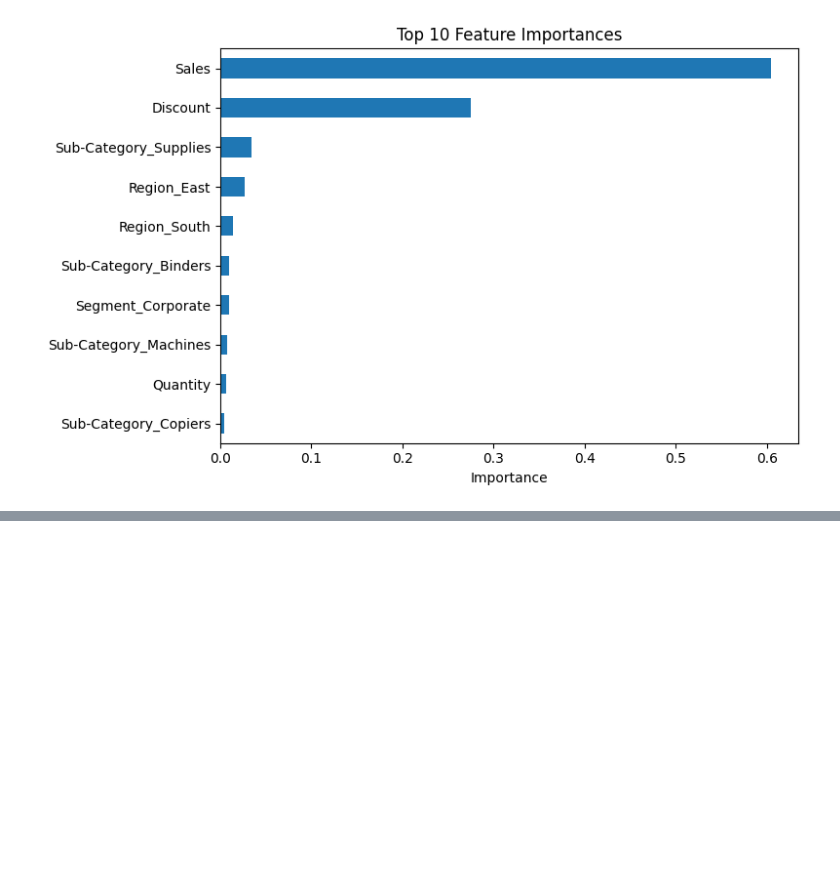
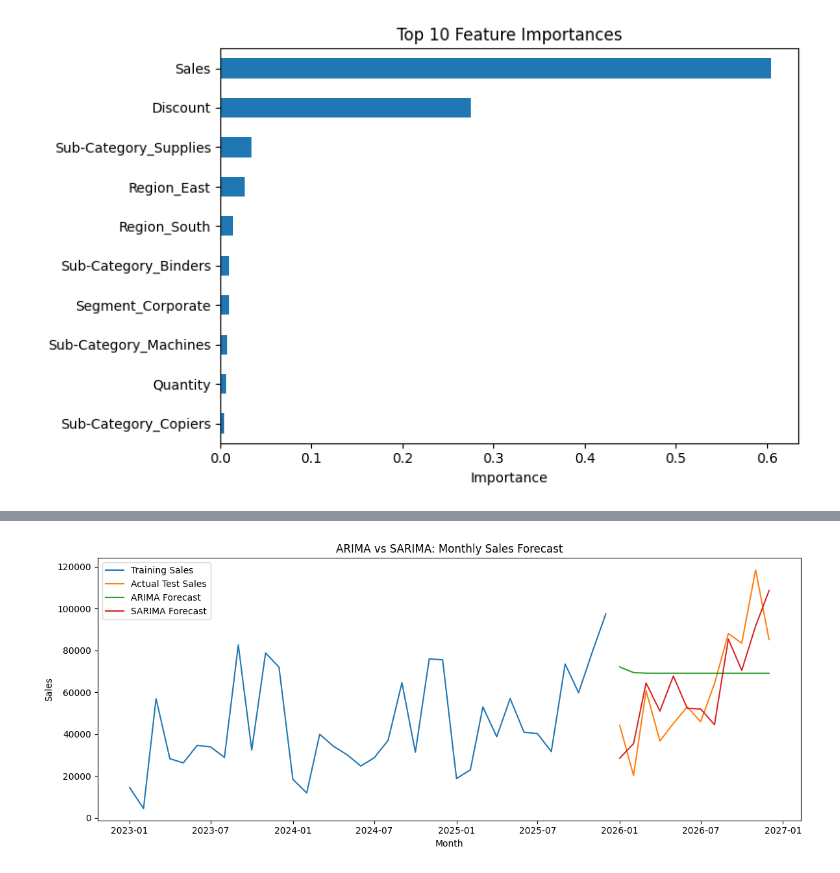
Before and after one commit to keerthanamurari14/apexplanet-data-analytics, a Jupyter notebook: notebooks/task4_advanced_analytics.ipynb, the cells around one changed output, grey strips where cells are left out. Saved outputs shown, nothing was run; the diff lists cells and outputs as text; code cells hidden in the pictures; blank space fills up the shorter version.

Commit message:
Complete Task 4 advanced analytics

```diff
--- a/notebooks/task4_advanced_analytics.ipynb
+++ b/notebooks/task4_advanced_analytics.ipynb
@@ -579,0 +765,98 @@ Top 10 important features:
+# %%
+# Task 4: ARIMA and SARIMA Forecasting
+
+import pandas as pd
+import numpy as np
+import matplotlib.pyplot as plt
+from sklearn.metrics import mean_absolute_error, mean_squared_error
+from statsmodels.tsa.arima.model import ARIMA
+from statsmodels.tsa.statespace.sarimax import SARIMAX
+import warnings
+
+warnings.filterwarnings("ignore")
+
+# Step 1: Load and prepare monthly sales data
+file_path = "../data/raw/sample_-_superstore.xls"
+df = pd.read_excel(file_path)
+
+df["Order Date"] = pd.to_datetime(df["Order Date"])
+
+monthly_sales = (
+    df.set_index("Order Date")["Sales"]
+      .resample("MS")
+      .sum()
+      .asfreq("MS")
+      .fillna(0)
+)
+
+# Step 2: Split data (last 12 months for testing)
+train = monthly_sales.iloc[:-12]
+test = monthly_sales.iloc[-12:]
+
+# Step 3: Fit ARIMA model
+arima_model = ARIMA(train, order=(1, 1, 1))
+arima_fit = arima_model.fit()
+arima_pred = arima_fit.forecast(steps=len(test))
+arima_pred.index = test.index
+
+# Step 4: Fit seasonal ARIMA (SARIMA) model
+sarima_model = SARIMAX(
+    train,
+    order=(1, 1, 1),
+    seasonal_order=(1, 1, 0, 12),
+    enforce_stationarity=False,
+    enforce_invertibility=False
+)
+
+sarima_fit = sarima_model.fit(disp=False)
+sarima_pred = sarima_fit.forecast(steps=len(test))
+sarima_pred.index = test.index
+
+# Step 5: Evaluate both models
+def evaluate_forecast(actual, predicted):
+    mae = mean_absolute_error(actual, predicted)
+    rmse = np.sqrt(mean_squared_error(actual, predicted))
+    nonzero = actual != 0
+    mape = (
+        np.mean(np.abs(
+            (actual[nonzero] - predicted[nonzero])
+            / actual[nonzero]
+        )) * 100
+        if nonzero.any() else np.nan
+    )
+    return mae, rmse, mape
+
+for name, predictions in [
+    ("ARIMA", arima_pred),
+    ("SARIMA", sarima_pred)
+]:
+    mae, rmse, mape = evaluate_forecast(test, predictions)
+    print(f"\n{name} Results")
+    print(f"MAE: {mae:.2f}")
+    print(f"RMSE: {rmse:.2f}")
+    print(f"MAPE: {mape:.2f}%")
+
+# Step 6: Plot actual and predicted sales
+plt.figure(figsize=(12, 5))
+plt.plot(train.index, train, label="Training Sales")
+plt.plot(test.index, test, label="Actual Test Sales")
+plt.plot(arima_pred.index, arima_pred, label="ARIMA Forecast")
+plt.plot(sarima_pred.index, sarima_pred, label="SARIMA Forecast")
+plt.title("ARIMA vs SARIMA: Monthly Sales Forecast")
+plt.xlabel("Month")
+plt.ylabel("Sales")
+plt.legend()
+plt.tight_layout()
+plt.show()
+
+# Step 7: Forecast the next 6 months using SARIMA
+future_forecast = sarima_fit.forecast(steps=6)
+future_forecast.index = pd.date_range(
+    start=monthly_sales.index[-1] + pd.offsets.MonthBegin(1),
+    periods=6,
+    freq="MS"
+)
+
+print("\nNext 6 Months SARIMA Forecast")
+print(future_forecast.round(2))
+# %% [output]
@@ -579,0 +872 @@ Top 10 important features:
+[figure, added]
```
Also changed, not shown: parts of 14 cells of this notebook.
